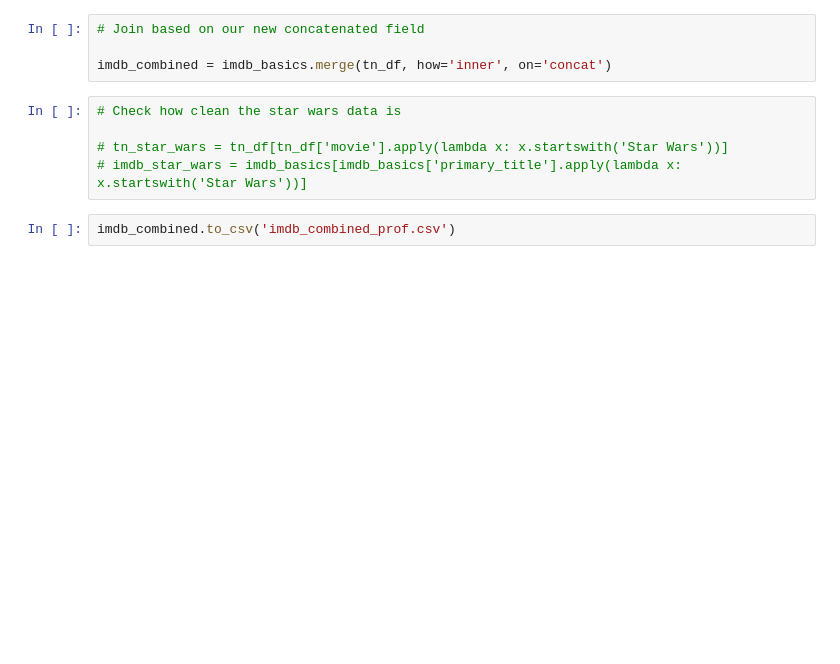
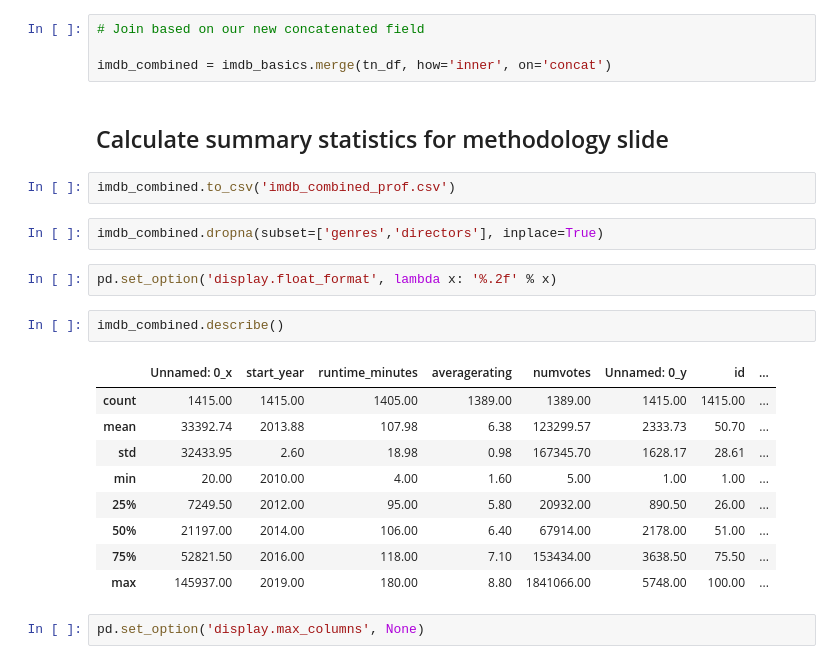
Before and after one commit to Nindorph/MovieAnalysis, a Jupyter notebook: profitability_join.ipynb, the cells around one changed output. Drawn from its saved outputs; the diff is of its cells as text; blank space fills up the shorter version.

```diff
--- a/profitability_join.ipynb
+++ b/profitability_join.ipynb
@@ -53,10 +54,25 @@ imdb_basics['concat'] = imdb_basics['primary_title'] + imdb_basics['start_year']
 # Join based on our new concatenated field
 
 imdb_combined = imdb_basics.merge(tn_df, how='inner', on='concat')
-# %%
-# Check how clean the star wars data is
-
-# tn_star_wars = tn_df[tn_df['movie'].apply(lambda x: x.startswith('Star Wars'))]
-# imdb_star_wars = imdb_basics[imdb_basics['primary_title'].apply(lambda x: x.startswith('Star Wars'))]
+# %% [markdown]
+## Calculate summary statistics for methodology slide
 # %%
 imdb_combined.to_csv('imdb_combined_prof.csv')
+# %%
+imdb_combined.dropna(subset=['genres','directors'], inplace=True)
+# %%
+pd.set_option('display.float_format', lambda x: '%.2f' % x)
+# %%
+imdb_combined.describe()
+# %% [output]
+|  | Unnamed: 0_x | start_year | runtime_minutes | averagerating | numvotes | Unnamed: 0_y | id | ... |
+| count | 1415.00 | 1415.00 | 1405.00 | 1389.00 | 1389.00 | 1415.00 | 1415.00 | ... |
+| mean | 33392.74 | 2013.88 | 107.98 | 6.38 | 123299.57 | 2333.73 | 50.70 | ... |
+| std | 32433.95 | 2.60 | 18.98 | 0.98 | 167345.70 | 1628.17 | 28.61 | ... |
+| min | 20.00 | 2010.00 | 4.00 | 1.60 | 5.00 | 1.00 | 1.00 | ... |
+| 25% | 7249.50 | 2012.00 | 95.00 | 5.80 | 20932.00 | 890.50 | 26.00 | ... |
+| 50% | 21197.00 | 2014.00 | 106.00 | 6.40 | 67914.00 | 2178.00 | 51.00 | ... |
+| 75% | 52821.50 | 2016.00 | 118.00 | 7.10 | 153434.00 | 3638.50 | 75.50 | ... |
+| max | 145937.00 | 2019.00 | 180.00 | 8.80 | 1841066.00 | 5748.00 | 100.00 | ... |
+# %%
+pd.set_option('display.max_columns', None)
```
Also changed, not shown: parts of 5 cells of this notebook, 7 other files.
